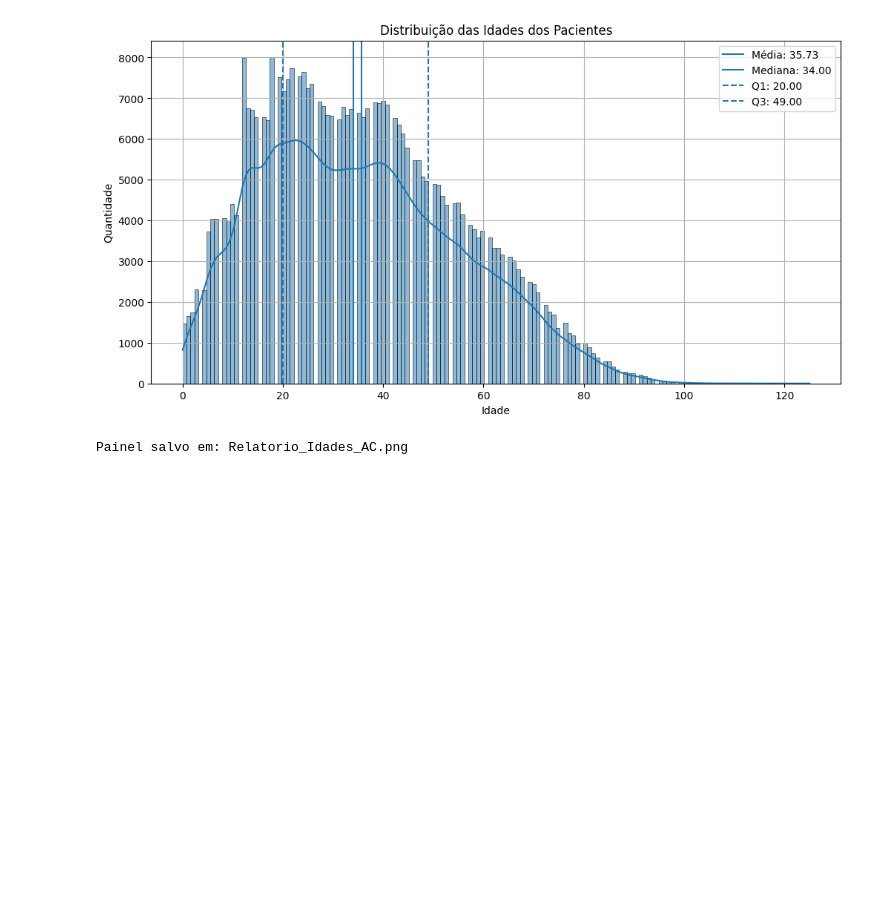
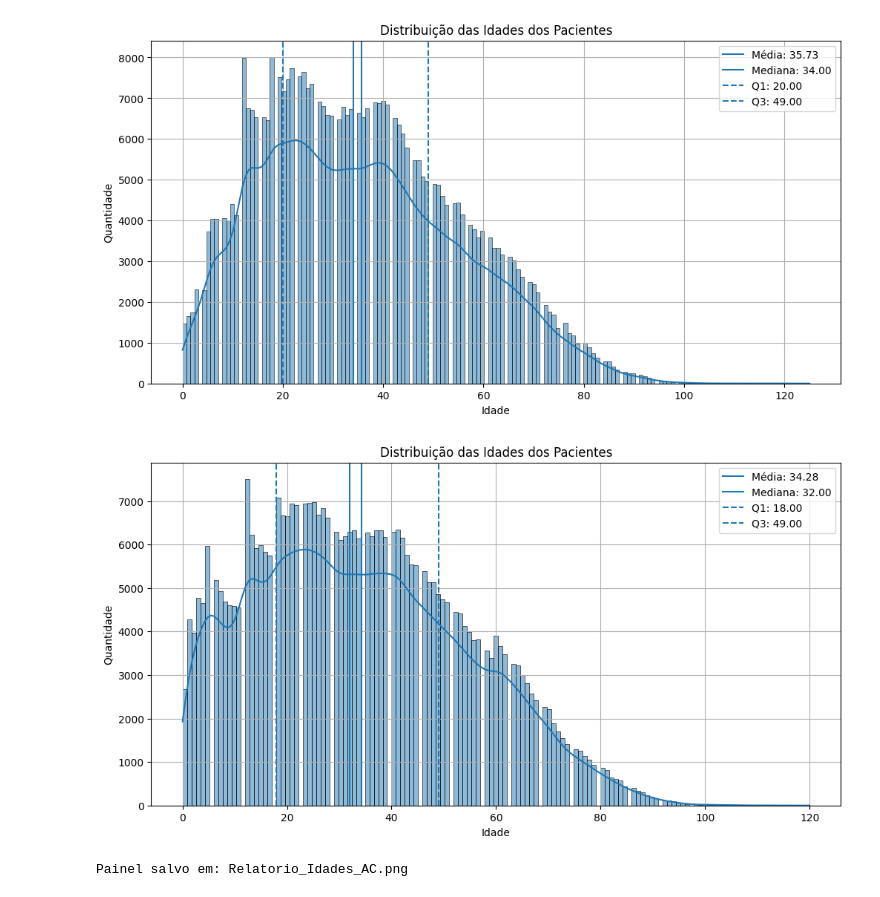
Before and after one commit to diogomedina-icloud/Analisededadosdiogo, a Jupyter notebook: UC2/Projeto/main.ipynb, the cells around one changed output. Drawn from its saved outputs; the diff is of its cells as text; code cells hidden in the pictures; blank space fills up the shorter version.

```diff
--- a/UC2/Projeto/main.ipynb
+++ b/UC2/Projeto/main.ipynb
@@ -103,3 +149,9 @@ gerar_histograma(idades_array)
 # %% [output]
 [figure]
+# %%
+# HISTOGRAMA - AMAPÁ
+
+gerar_histograma(idades_ap)
+# %% [output]
+[figure, added]
 # %%
```
Also changed, not shown: parts of 9 cells of this notebook, 1 other file.
